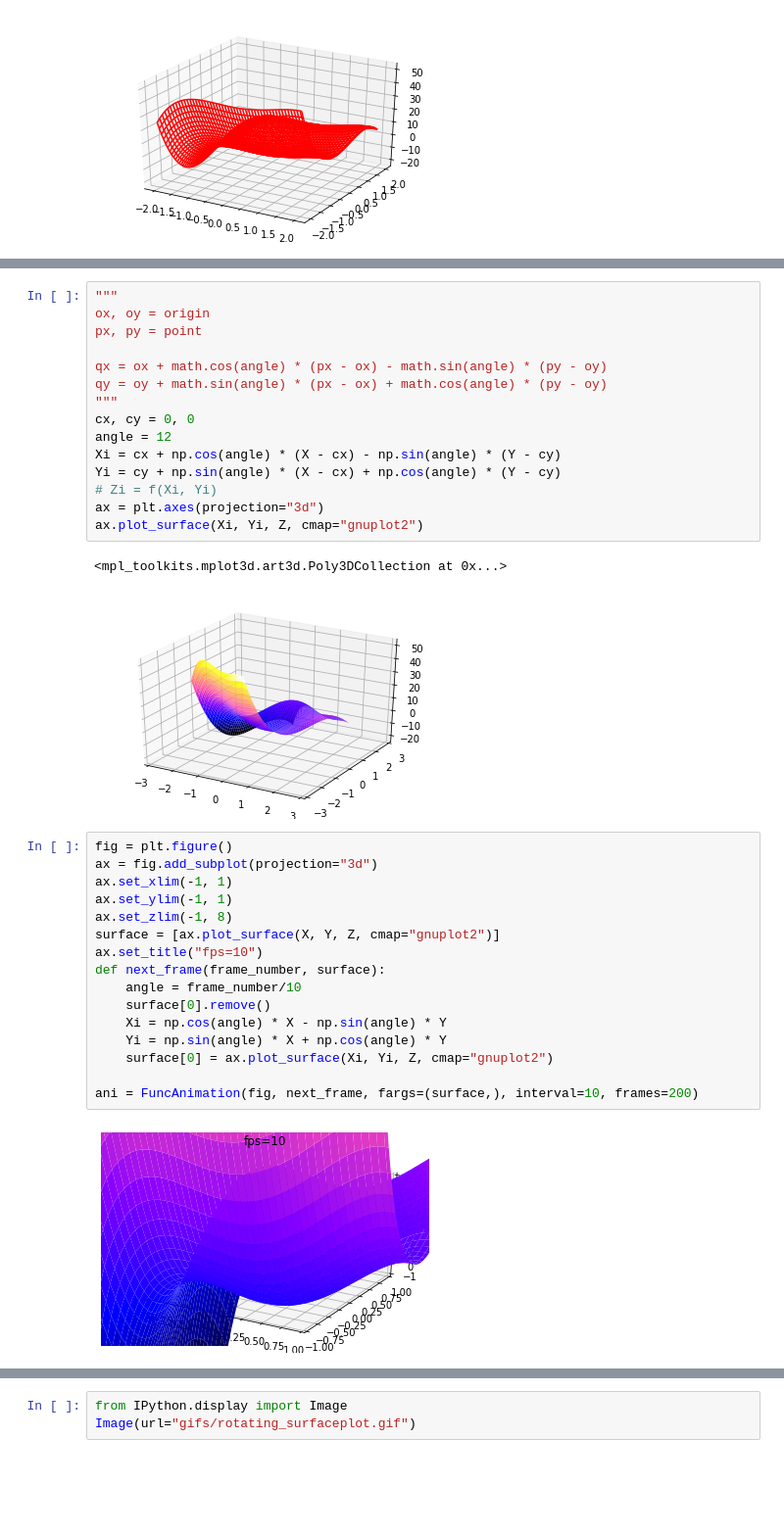
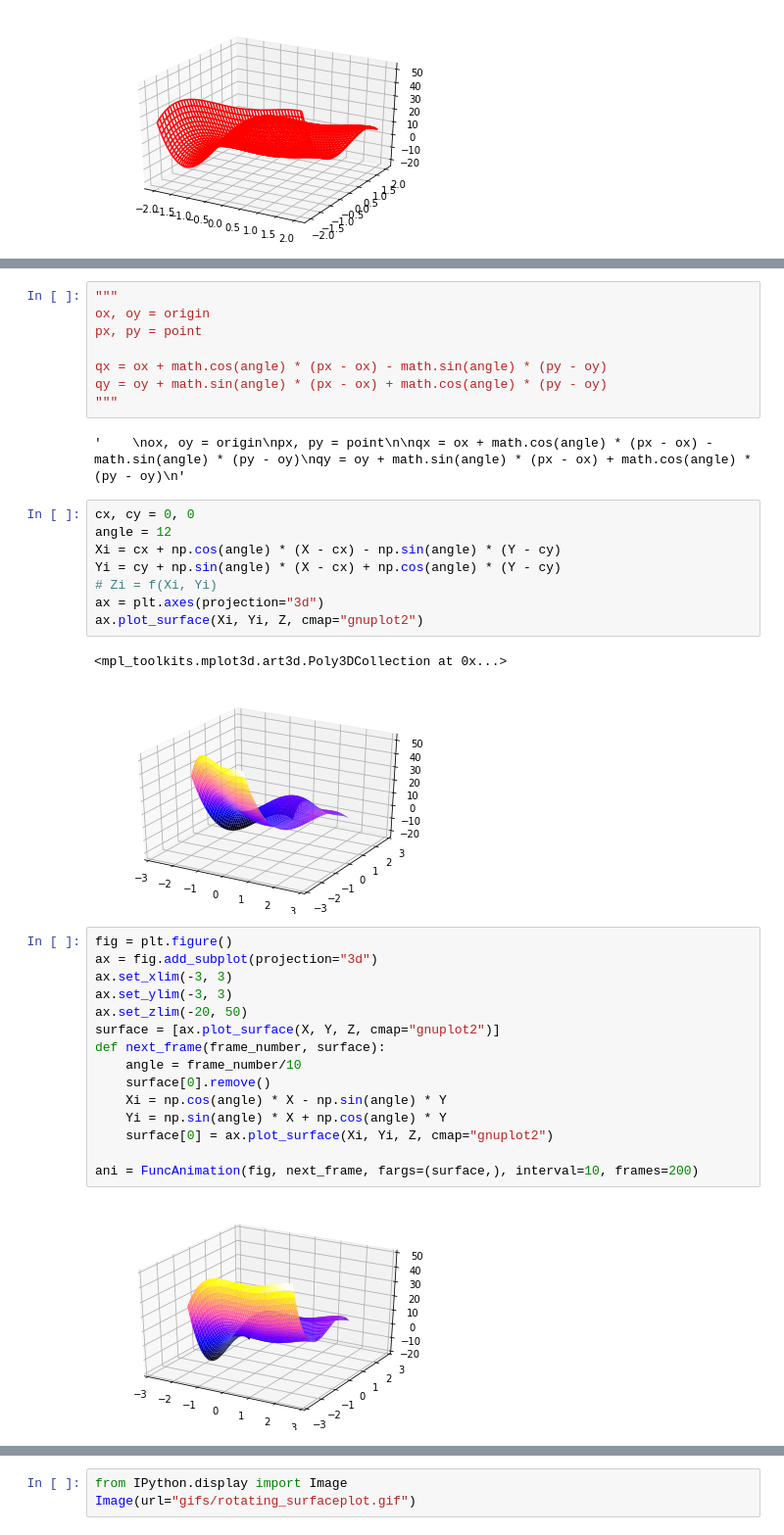
Before and after one commit to marksverdhei/advanced_matplotlib_workshop, a Jupyter notebook: 3dplots, animasjoner og overflater.ipynb, the cells around one changed output, grey strips where cells are left out. Shown: that part at 98% size. Saved outputs shown, nothing was run; the diff lists cells and outputs as text; blank space fills up the shorter version.

```diff
--- a/3dplots, animasjoner og overflater.ipynb
+++ b/3dplots, animasjoner og overflater.ipynb
@@ -105,11 +107,14 @@ Hvis vi vil rotere overflaten kan vi bruke denne formelen
+# %%
+"""
+ox, oy = origin
+px, py = point
+
+qx = ox + math.cos(angle) * (px - ox) - math.sin(angle) * (py - oy)
+qy = oy + math.sin(angle) * (px - ox) + math.cos(angle) * (py - oy)
+"""
+# %% [output]
+'    \nox, oy = origin\npx, py = point\n\nqx = ox + math.cos(angle) * (px - ox) - math.sin(angle) * (py - oy)\nqy = oy + math.sin(angle) * (px - ox) + math.cos(angle) * (py - oy)\n'
 # %%
-"""
-ox, oy = origin
-px, py = point
-
-qx = ox + math.cos(angle) * (px - ox) - math.sin(angle) * (py - oy)
-qy = oy + math.sin(angle) * (px - ox) + math.cos(angle) * (py - oy)
-"""
 cx, cy = 0, 0
 angle = 12
 Xi = cx + np.cos(angle) * (X - cx) - np.sin(angle) * (Y - cy)
@@ -123,19 +128,18 @@ ax.plot_surface(Xi, Yi, Z, cmap="gnuplot2")
 # %%
 fig = plt.figure()
 ax = fig.add_subplot(projection="3d")
-ax.set_xlim(-1, 1)
-ax.set_ylim(-1, 1)
-ax.set_zlim(-1, 8)
+ax.set_xlim(-3, 3)
+ax.set_ylim(-3, 3)
+ax.set_zlim(-20, 50)
 surface = [ax.plot_surface(X, Y, Z, cmap="gnuplot2")]
-ax.set_title("fps=10")
 def next_frame(frame_number, surface):
     angle = frame_number/10
     surface[0].remove()
     Xi = np.cos(angle) * X - np.sin(angle) * Y
     Yi = np.sin(angle) * X + np.cos(angle) * Y
     surface[0] = ax.plot_surface(Xi, Yi, Z, cmap="gnuplot2")
 
 ani = FuncAnimation(fig, next_frame, fargs=(surface,), interval=10, frames=200)
 # %% [output]
-[figure, old version]
+[figure, new version]
 # %%
```
Also changed, not shown: parts of 3 cells of this notebook, 8 other files.
